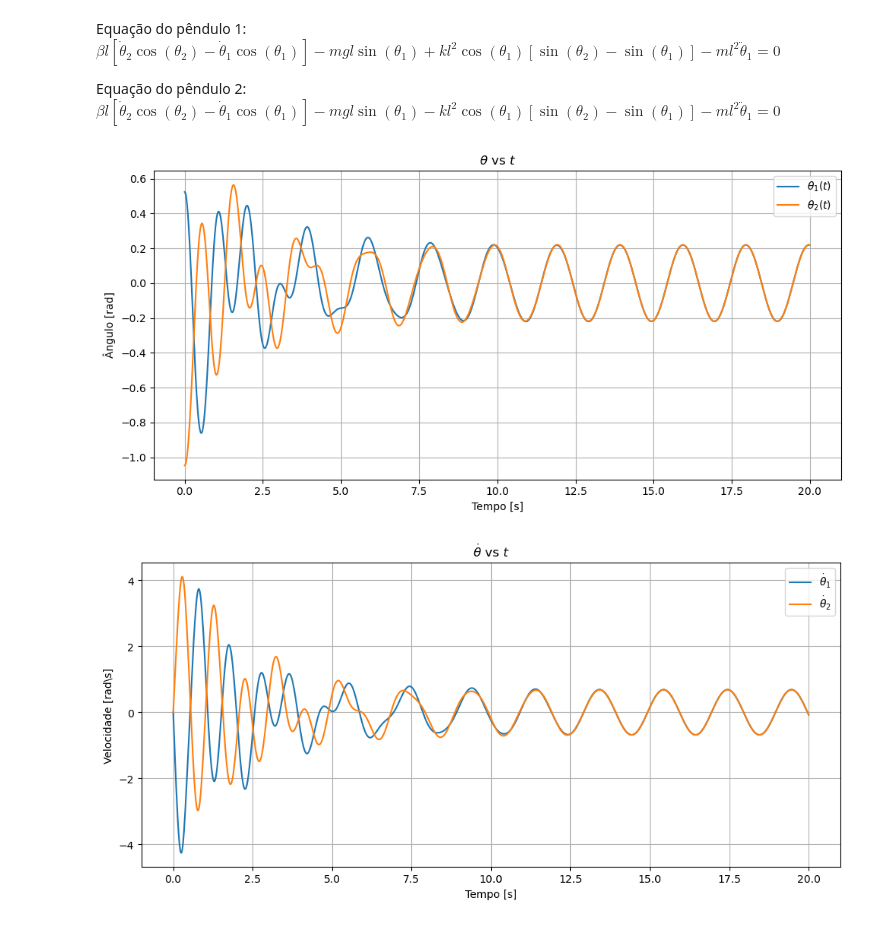
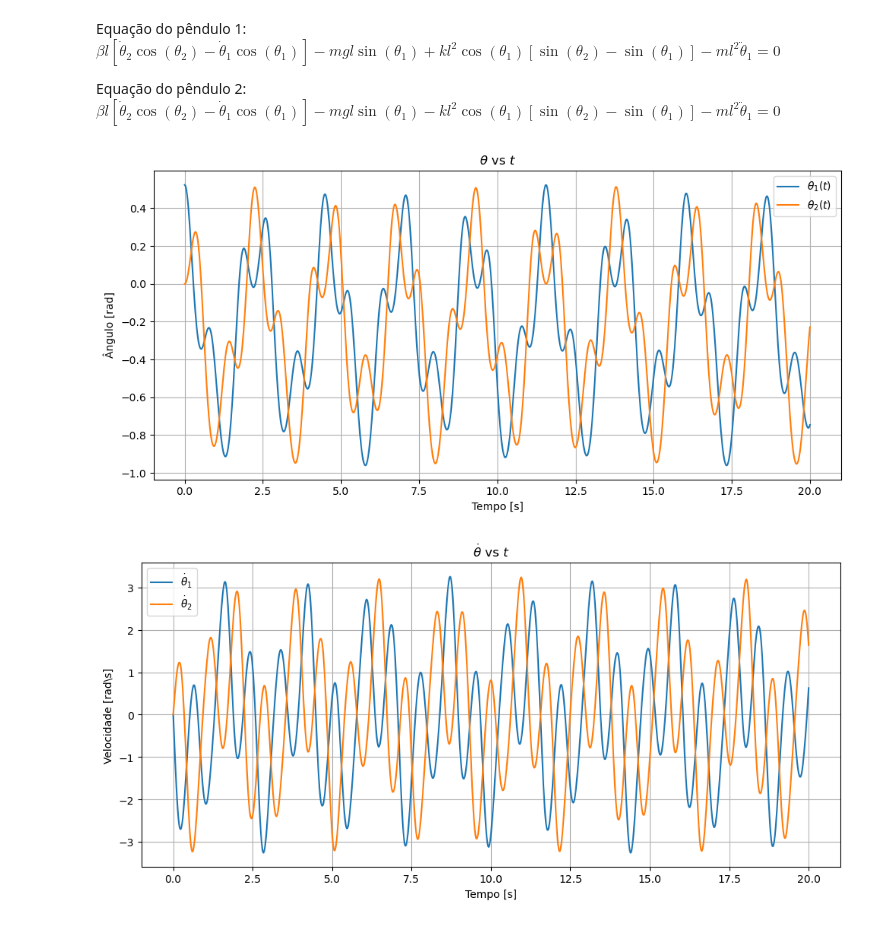
Before and after one commit to LauraHayek/Sincronizacao, a Jupyter notebook: PendulosTCC.ipynb, the cells around one changed output. Cells and saved outputs as stored; diff of their text form; code cells hidden in the pictures.

```diff
--- a/PendulosTCC.ipynb
+++ b/PendulosTCC.ipynb
@@ -120,8 +120,8 @@ Equação do pêndulo 2: $\beta l [\dot \theta_2 \cos(\theta_2) - \dot \theta_1
 m = 0.2
 l = 1
 d = 0.5
-beta = 0.1
-k = 3.5
+beta = 1
+k = 5
 g = 9.8
 
 def sistema2(y, t):
@@ -132,13 +132,13 @@ def sistema2(y, t):
 
     #equação dos pendulos
     domega1 = (
-             -beta*l*(omega1*np.cos(theta1) - omega2*np.cos(theta2)) +
+             -beta*l*abs(theta1 - theta2) +
              k*l**2*np.cos(theta1)*(np.sin(theta2) - np.sin(theta1)) -
              m*g*l*np.sin(theta1)
     )/(m*l**2)
 
     domega2 = (
-             -beta*l*(omega2*np.cos(theta2)-omega1*np.cos(theta1)) -
+             -beta*l*abs(theta1 - theta2) -
              k*l**2*np.cos(theta2)*(np.sin(theta2) - np.sin(theta1)) -
              m*g*l*np.sin(theta2)
     )/(m*l**2)
@@ -148,7 +148,7 @@ def sistema2(y, t):
 #condições iniciais
 theta1_0 = np.pi/6
 omega1_0 = 0
-theta2_0 = -np.pi/3
+theta2_0 = 0
 omega2_0 = 0
 
 y0 = [theta1_0, omega1_0, theta2_0, omega2_0]
@@ -159,32 +159,32 @@ t = np.linspace(0, 20, 1000)
 sol = odeint(sistema2, y0, t)
 
 
 #grafico angulos X tempo
 
 plt.figure(figsize=(10, 5))
 plt.plot(t, sol[:, 0], label=r'$\theta_1(t)$')
 plt.plot(t, sol[:, 2], label=r'$\theta_2(t)$')
 plt.xlabel('Tempo [s]')
 plt.ylabel('Ângulo [rad]')
 plt.title(r'$\theta$ vs $t$')
 plt.legend()
 plt.grid(True)
 plt.tight_layout()
 
 
 #grafico velocidades angulares X tempo
 
 plt.figure(figsize=(10, 5))
 plt.plot(t, sol[:, 1], label=r'$\dot \theta_1$')
 plt.plot(t, sol[:, 3], label=r'$\dot \theta_2$')
 plt.xlabel('Tempo [s]')
 plt.ylabel('Velocidade [rad\s]')
 plt.title(r'$\dot\theta$ vs $t$')
 plt.legend()
 plt.grid(True)
 plt.tight_layout()
 
 plt.show()
 # %% [output]
-[figure, old version]
+[figure, new version]
-[figure, old version]
+[figure, new version]
```
